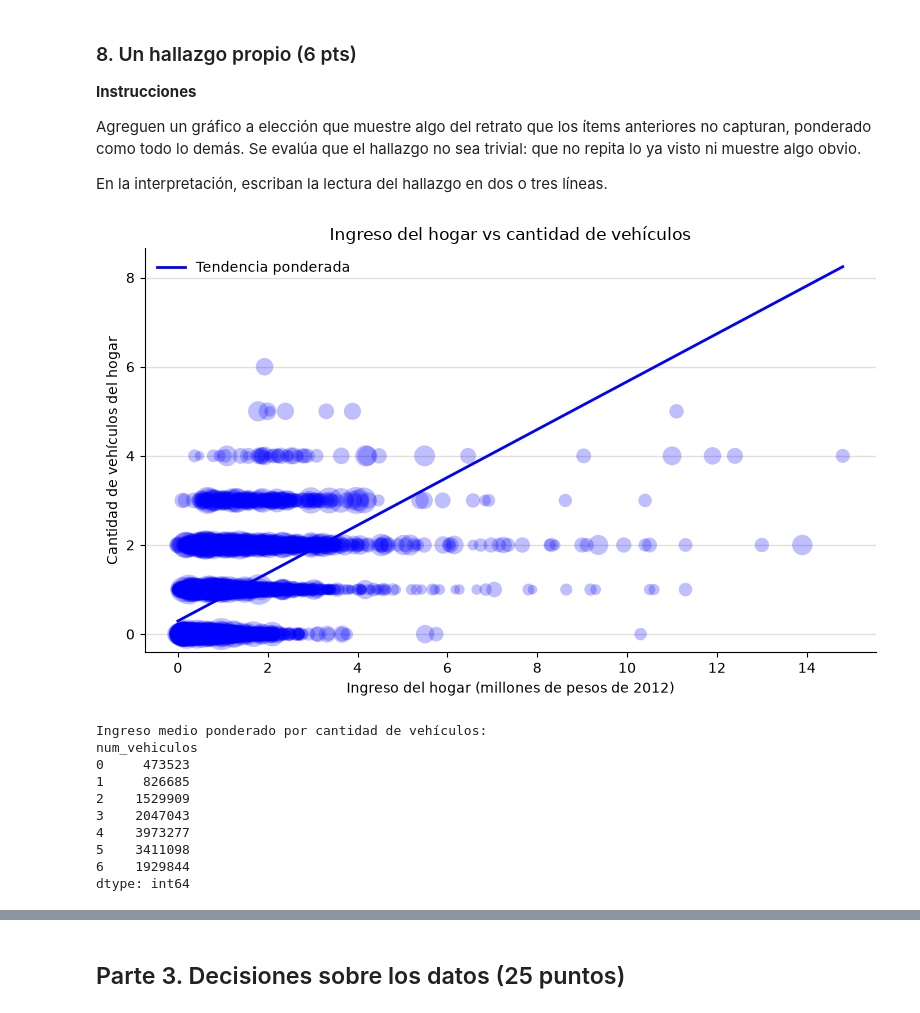
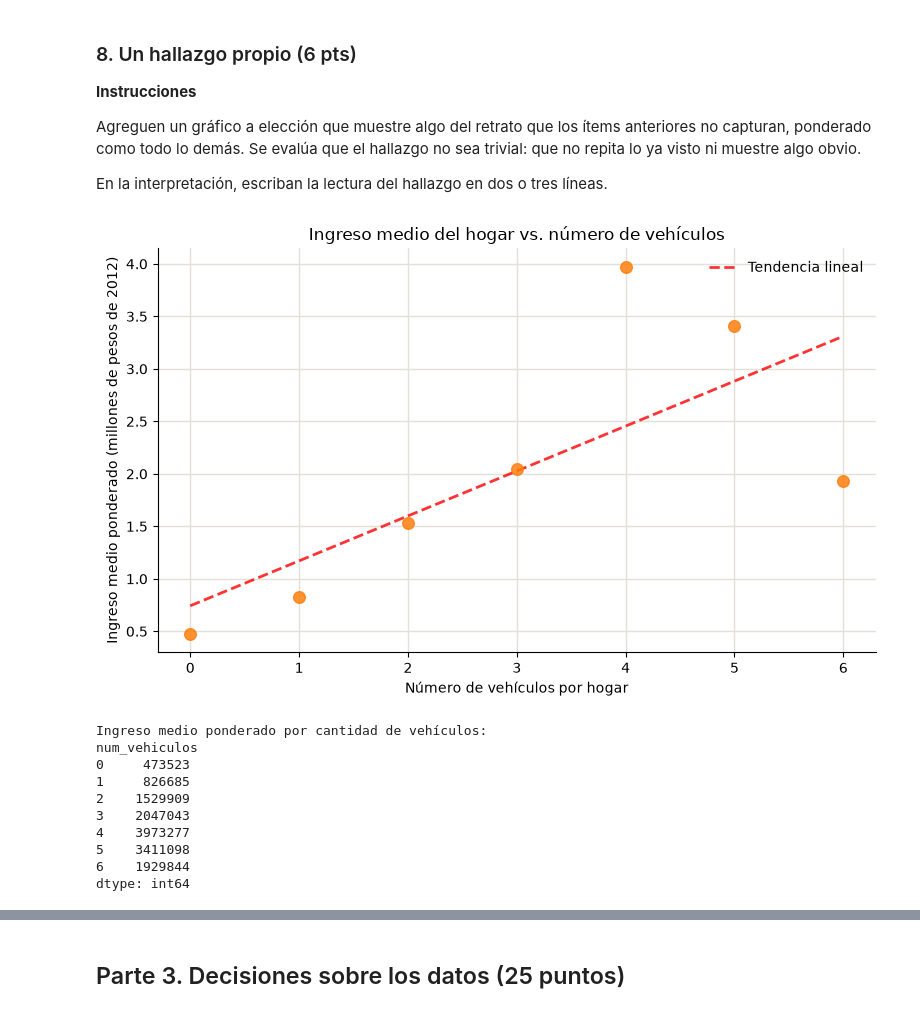
Before and after one commit to gonzzza-lol/cienciaDatos, a Jupyter notebook: tarea1_Suarez_Gutierrez.ipynb, the cells around one changed output, grey strips where cells are left out. Cells and saved outputs as stored; diff of their text form; code cells hidden in the pictures.

```diff
--- a/tarea1_Suarez_Gutierrez.ipynb
+++ b/tarea1_Suarez_Gutierrez.ipynb
@@ -594,50 +599,47 @@ no sea trivial: que no repita lo ya visto ni muestre algo obvio.
 En la interpretación, escriban la lectura del hallazgo en dos o tres líneas.
 # %%
 vehiculos = pd.read_csv(RUTA + "Vehiculo.csv", sep=";", decimal=",", encoding="latin-1", low_memory=False)
+
+# Contar todos los vehículos por hogar (autos, camionetas, motocicletas, etc.)
 num_vehiculos = vehiculos.groupby("Hogar").size().rename("num_vehiculos")
 
+# Unir con hogares
 ho = hogares[["Hogar", "IngresoHogar", "Factor"]].dropna()
 ho = ho[ho["Factor"] > 0]
 ho = ho.merge(num_vehiculos, on="Hogar", how="left")
 ho["num_vehiculos"] = ho["num_vehiculos"].fillna(0).astype(int)
 
-fig, ax = plt.subplots(figsize=(8, 5))
-
-ax.scatter(
-    ho["IngresoHogar"] / 1e6,
-    ho["num_vehiculos"],
-    s=ho["Factor"] / ho["Factor"].max() * 500 + 30,
-    alpha=0.25,
-    color="blue",
-    edgecolor="none",
-    zorder=3
-)
-
-x = ho["IngresoHogar"].values / 1e6
-y = ho["num_vehiculos"].values
-w = ho["Factor"].values
-
-coef = np.polyfit(x, y, 1, w=w)
-x_line = np.linspace(x.min(), x.max(), 100)
-ax.plot(x_line, np.polyval(coef, x_line), color="blue", lw=2, label="Tendencia ponderada")
-
-ax.set_xlabel("Ingreso del hogar (millones de pesos de 2012)")
-ax.set_ylabel("Cantidad de vehículos del hogar")
-ax.set_title("Ingreso del hogar vs cantidad de vehículos")
-ax.legend(frameon=False)
-ax.spines[["top", "right"]].set_visible(False)
-ax.grid(axis="y", color="#e1e0d9", lw=1)
-plt.tight_layout()
-plt.show()
-
+# Ingreso medio ponderado por cantidad de vehículos
 resumen = ho.groupby("num_vehiculos").apply(
     lambda d: (d["IngresoHogar"] * d["Factor"]).sum() / d["Factor"].sum(),
     include_groups=False
 )
-print("\nIngreso medio ponderado por cantidad de vehículos:")
+
+fig, ax = plt.subplots(figsize=(8, 5))
+
+# Scatter plot: ingreso promedio vs número de vehículos
+ax.scatter(resumen.index, resumen.values / 1e6,
+           color="tab:orange", s=70, alpha=0.85, zorder=3)
+
+# Línea de tendencia lineal
+coef = np.polyfit(resumen.index, resumen.values / 1e6, 1)
+x_line = np.linspace(resumen.index.min(), resumen.index.max(), 100)
+ax.plot(x_line, np.polyval(coef, x_line),
+        color="red", lw=2, ls="--", alpha=0.8, label="Tendencia lineal")
+
+ax.set_xlabel("Número de vehículos por hogar")
+ax.set_ylabel("Ingreso medio ponderado (millones de pesos de 2012)")
+ax.set_title("Ingreso medio del hogar vs. número de vehículos")
+ax.legend(frameon=False)
+ax.spines[["top", "right"]].set_visible(False)
+ax.grid(axis="both", color="#e1e0d9", lw=1)
+plt.tight_layout()
+plt.show()
+
+print("Ingreso medio ponderado por cantidad de vehículos:")
 print(resumen.round(0).astype(int))
 # %% [output]
-[figure, old version]
+[figure, new version]
 Ingreso medio ponderado por cantidad de vehículos:
 num_vehiculos
 0     473523
```
Also changed, not shown: parts of 9 cells of this notebook.
